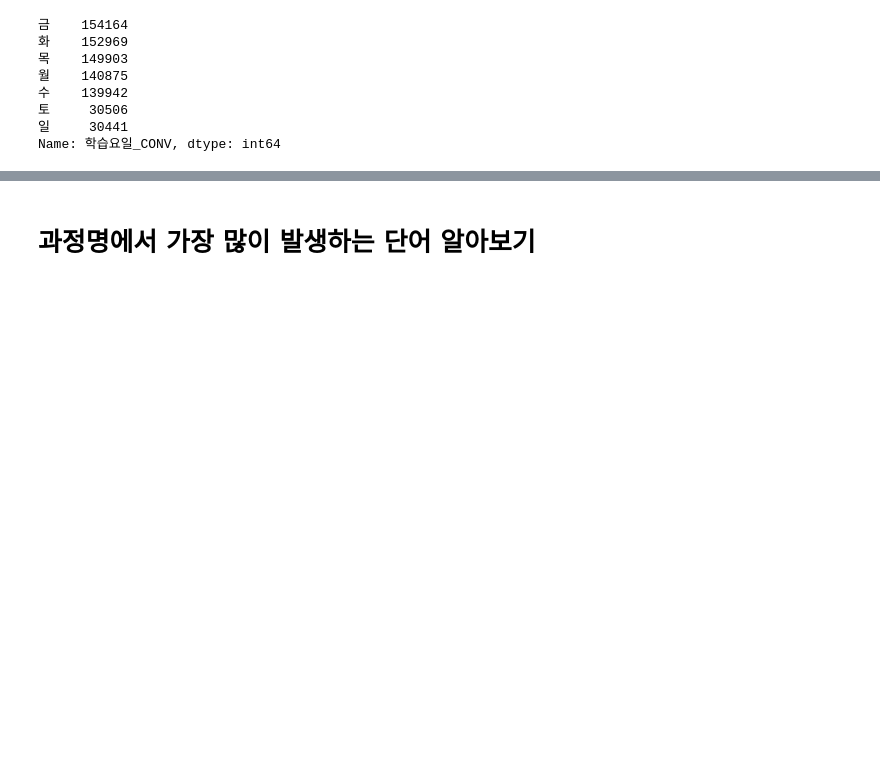
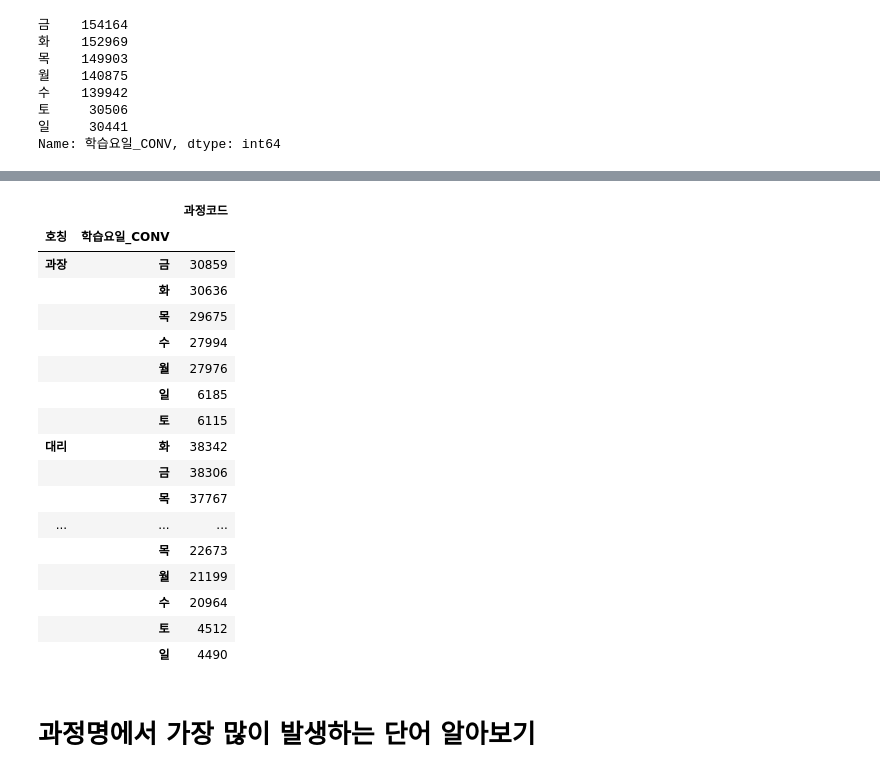
Before and after one commit to gzone2000/my_machine_learning, a Jupyter notebook: ml5/Online_study7.ipynb, the cells around one changed output, grey strips where cells are left out. Saved outputs shown, nothing was run; the diff lists cells and outputs as text; code cells hidden in the pictures; blank space fills up the shorter version.

```diff
--- a/ml5/Online_study7.ipynb
+++ b/ml5/Online_study7.ipynb
@@ -301,2 +409,21 @@ df1
 # %%
-grouped = df1.sort_values(by='과정코드',ascending=False).groupby(['호칭'])
+df_Q.groupby(['호칭', '학습요일_CONV'])[['과정코드']].count().sort_values(by=['호칭', '과정코드'], ascending=[True, False])
+# %% [output]
+|  |  | 과정코드 |
+| 호칭 | 학습요일_CONV |  |
+| 과장 | 금 | 30859 |
+|  | 화 | 30636 |
+|  | 목 | 29675 |
+|  | 수 | 27994 |
+|  | 월 | 27976 |
+|  | 일 | 6185 |
+|  | 토 | 6115 |
+| 대리 | 화 | 38342 |
+|  | 금 | 38306 |
+|  | 목 | 37767 |
+| ... | ... | ... |
+|  | 목 | 22673 |
+|  | 월 | 21199 |
+|  | 수 | 20964 |
+|  | 토 | 4512 |
+|  | 일 | 4490 |
```
Also changed, not shown: parts of 97 cells of this notebook.
